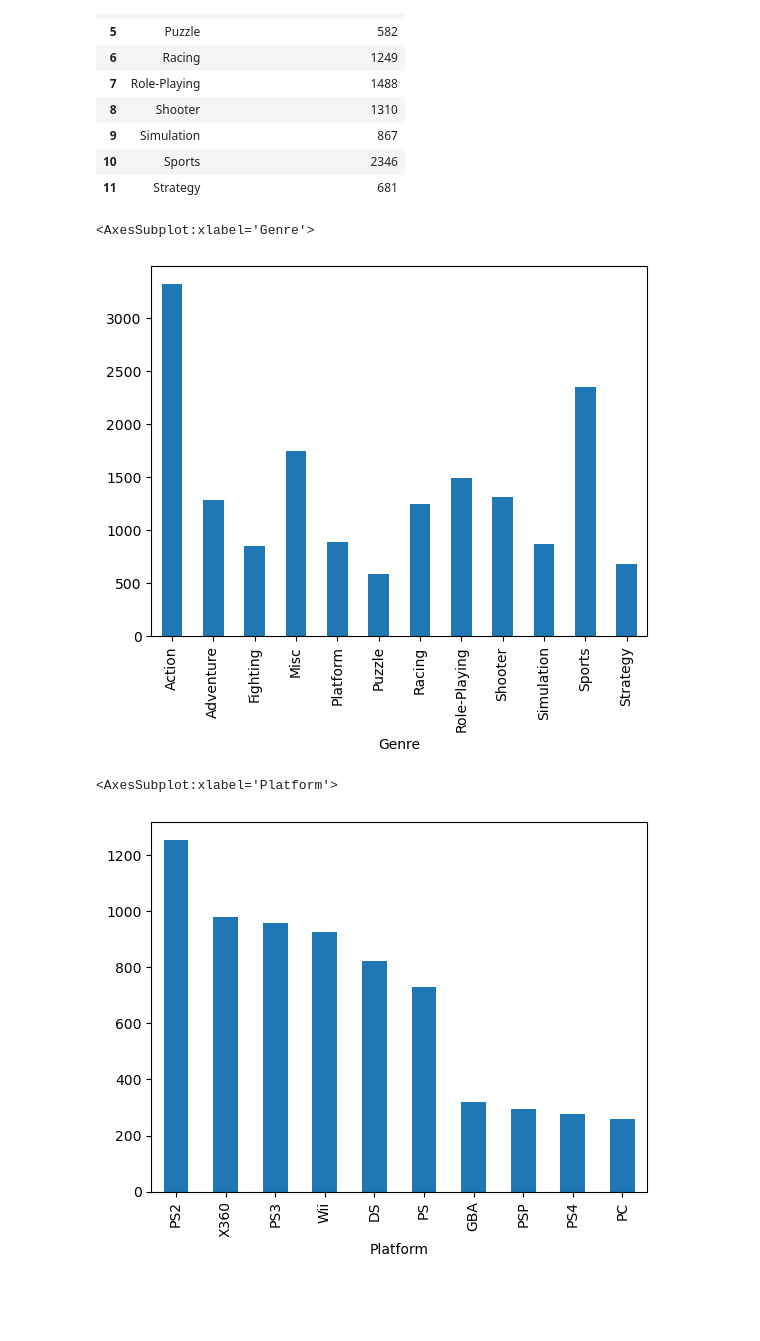
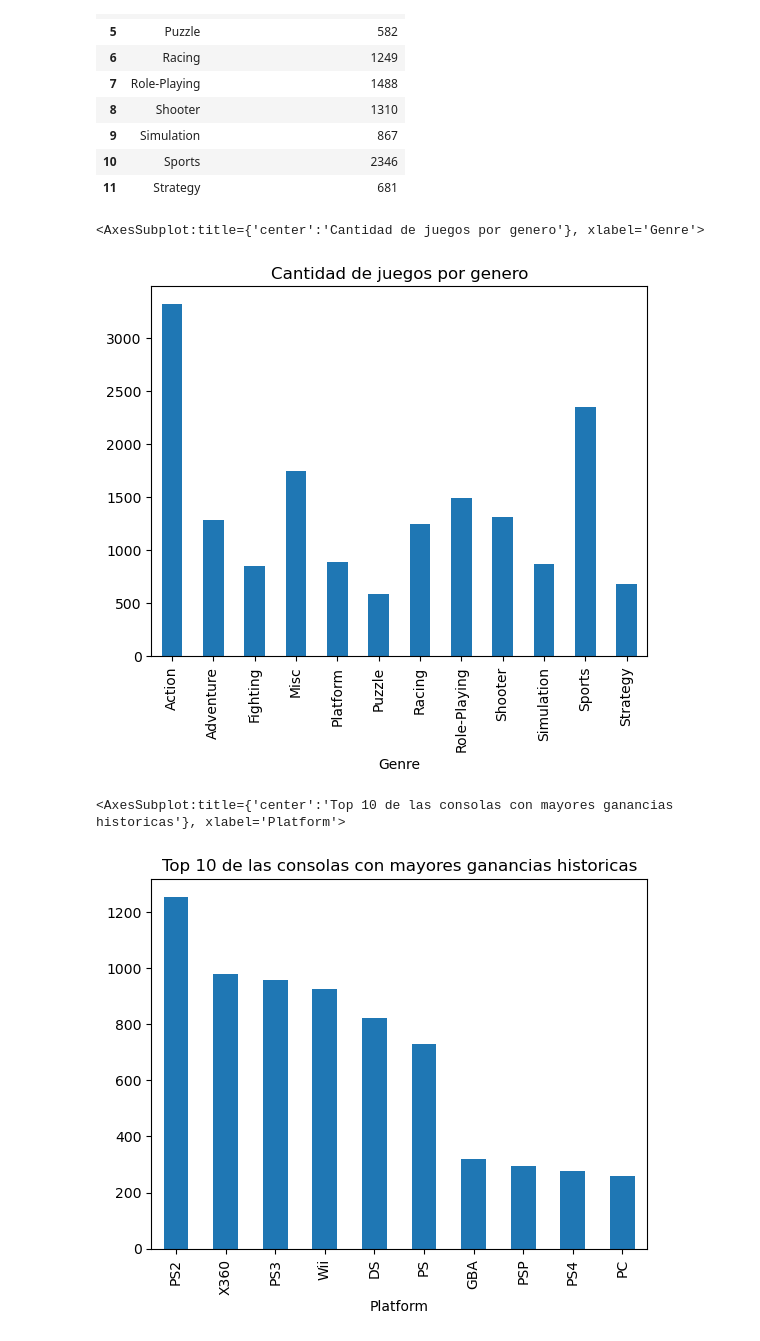
Before and after one commit to Victra-Luperca97/Proyecto-Kaggle-EBAC, a Jupyter notebook: Actividad Modulo 19.ipynb, the cells around one changed output. Drawn from its saved outputs; the diff is of its cells as text; code cells hidden in the pictures; blank space fills up the shorter version.

```diff
--- a/Actividad Modulo 19.ipynb
+++ b/Actividad Modulo 19.ipynb
@@ -310,19 +310,19 @@ df.groupby("Genre").size().rename("Cantidad de juegos por genero").reset_index()
 | 10 | Sports | 2346 |
 | 11 | Strategy | 681 |
 # %%
-df.groupby("Genre").size().rename("Cantidad de juegos por genero").plot.bar()
+df.groupby("Genre").size().rename("Cantidad de juegos por genero").plot.bar(title= "Cantidad de juegos por genero")
 # %% [output]
-<AxesSubplot:xlabel='Genre'>
+<AxesSubplot:title={'center':'Cantidad de juegos por genero'}, xlabel='Genre'>
-[figure, old version]
+[figure, new version]
 # %%
 # Top 10 de las consolas con mayores ganancias historicas
 # Aunque el "DS" compite en numero de juegos con el "PS2", el "PS2" genero mas ganacias
 # Probablemente porque el ds es una consola movil cuyos juegos eras mas baratos en su tiempo y el ps2 era
 # una consola de sobremensa
-df.groupby("Platform")["Global_Sales"].sum().sort_values(ascending=False).head(10).plot.bar()
+df.groupby("Platform")["Global_Sales"].sum().sort_values(ascending=False).head(10).plot.bar(title="Top 10 de las consolas con mayores ganancias historicas")
 # %% [output]
-<AxesSubplot:xlabel='Platform'>
+<AxesSubplot:title={'center':'Top 10 de las consolas con mayores ganancias historicas'}, xlabel='Platform'>
-[figure, old version]
+[figure, new version]
 # %%
 # Top 10 de juegos mas vendidos
 # Por la informaciondel dataframe, no hay juegos de la decada 2010-2020 en el top 10
```
Also changed, not shown: parts of 6 cells of this notebook.
